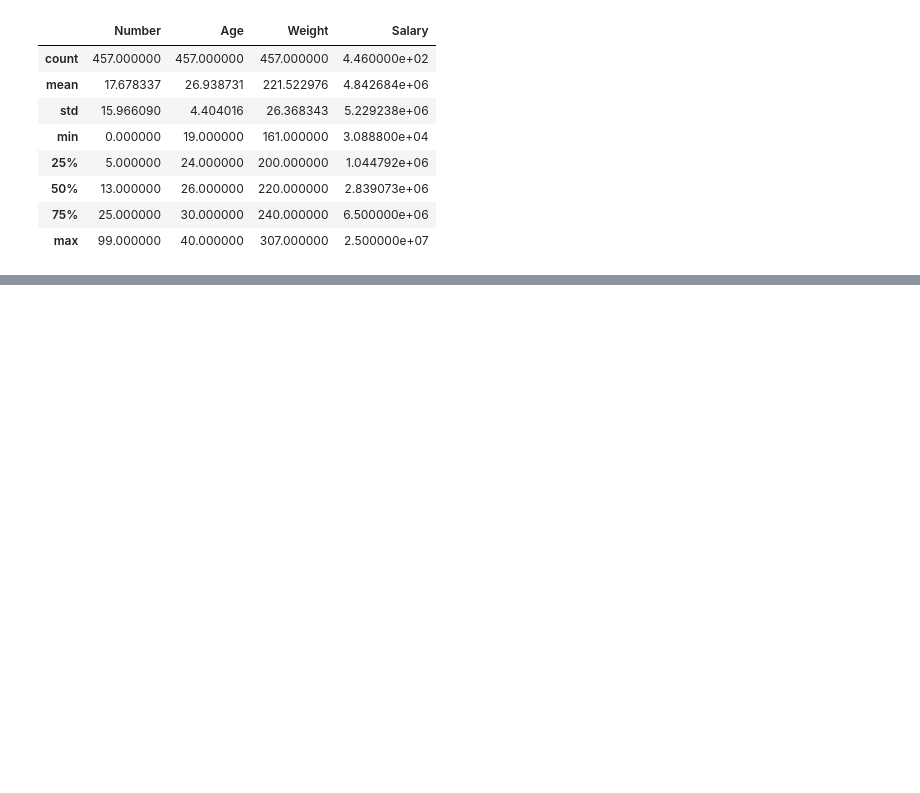
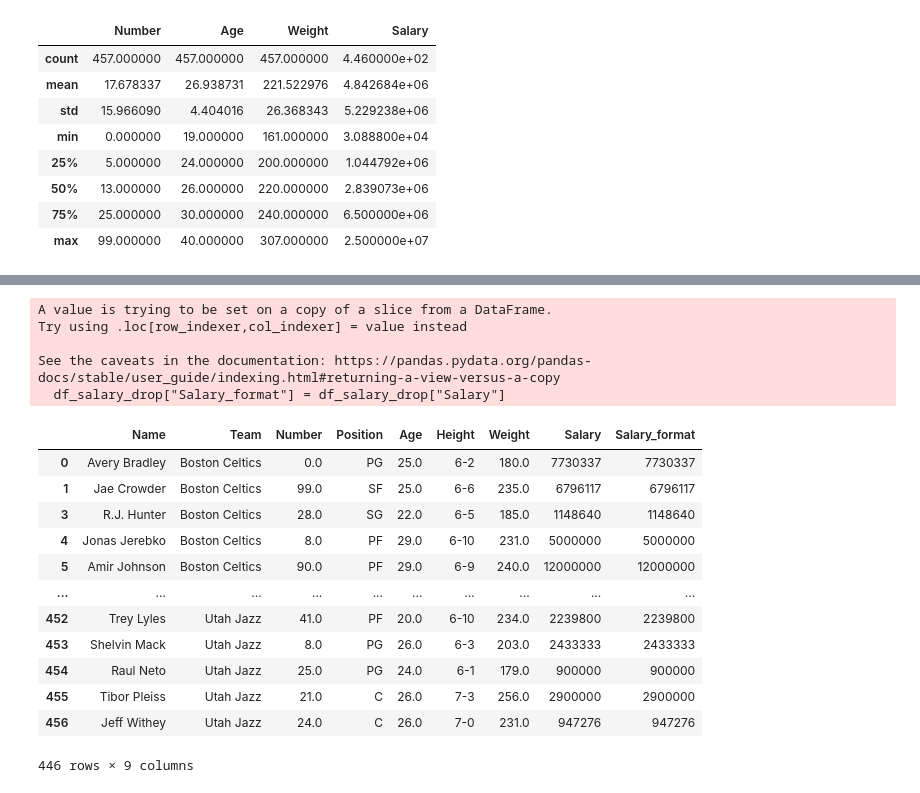
Before and after one commit to Rommelsito/Muscle-analysis, a Jupyter notebook: NBA.ipynb, the cells around one changed output, grey strips where cells are left out. Drawn from its saved outputs; the diff is of its cells as text; code cells hidden in the pictures; blank space fills up the shorter version.

```diff
--- a/NBA.ipynb
+++ b/NBA.ipynb
@@ -74,0 +125,4 @@ df_nba.describe()
+# %%
+#Eliminando columna College
+df_drop_colege = df_file.drop(columns = "College")
+df_drop_colege
@@ -74,0 +145,3 @@ df_nba.describe()
+# %%
+df_1 = df_drop_colege.copy()
+df_1
@@ -74,0 +162,4 @@ df_nba.describe()
+# %%
+#Eliminando dato nulo unico en Salary
+df_salary_drop = df_1.dropna(subset= "Salary")
+df_salary_drop
@@ -74,0 +180,3 @@ df_nba.describe()
+# %%
+df_salary_drop["Salary"] = df_salary_drop["Salary"].astype(int)
+df_salary_drop
@@ -74,0 +202,23 @@ df_nba.describe()
+# %%
+#Creando nueva columna prteneciente a Salary
+df_salary_drop["Salary_format"] = df_salary_drop["Salary"]
+df_salary_drop
+# %% [output]
+A value is trying to be set on a copy of a slice from a DataFrame.
+Try using .loc[row_indexer,col_indexer] = value instead
+
+See the caveats in the documentation: https://pandas.pydata.org/pandas-docs/stable/user_guide/indexing.html#returning-a-view-versus-a-copy
+  df_salary_drop["Salary_format"] = df_salary_drop["Salary"]
+|  | Name | Team | Number | Position | Age | Height | Weight | Salary | Salary_format |
+| 0 | Avery Bradley | Boston Celtics | 0.0 | PG | 25.0 | 6-2 | 180.0 | 7730337 | 7730337 |
+| 1 | Jae Crowder | Boston Celtics | 99.0 | SF | 25.0 | 6-6 | 235.0 | 6796117 | 6796117 |
+| 3 | R.J. Hunter | Boston Celtics | 28.0 | SG | 22.0 | 6-5 | 185.0 | 1148640 | 1148640 |
+| 4 | Jonas Jerebko | Boston Celtics | 8.0 | PF | 29.0 | 6-10 | 231.0 | 5000000 | 5000000 |
+| 5 | Amir Johnson | Boston Celtics | 90.0 | PF | 29.0 | 6-9 | 240.0 | 12000000 | 12000000 |
+| ... | ... | ... | ... | ... | ... | ... | ... | ... | ... |
+| 452 | Trey Lyles | Utah Jazz | 41.0 | PF | 20.0 | 6-10 | 234.0 | 2239800 | 2239800 |
+| 453 | Shelvin Mack | Utah Jazz | 8.0 | PG | 26.0 | 6-3 | 203.0 | 2433333 | 2433333 |
+| 454 | Raul Neto | Utah Jazz | 25.0 | PG | 24.0 | 6-1 | 179.0 | 900000 | 900000 |
+| 455 | Tibor Pleiss | Utah Jazz | 21.0 | C | 26.0 | 7-3 | 256.0 | 2900000 | 2900000 |
+| 456 | Jeff Withey | Utah Jazz | 24.0 | C | 26.0 | 7-0 | 231.0 | 947276 | 947276 |
+446 rows × 9 columns
```
Also changed, not shown: parts of 30 cells of this notebook.
